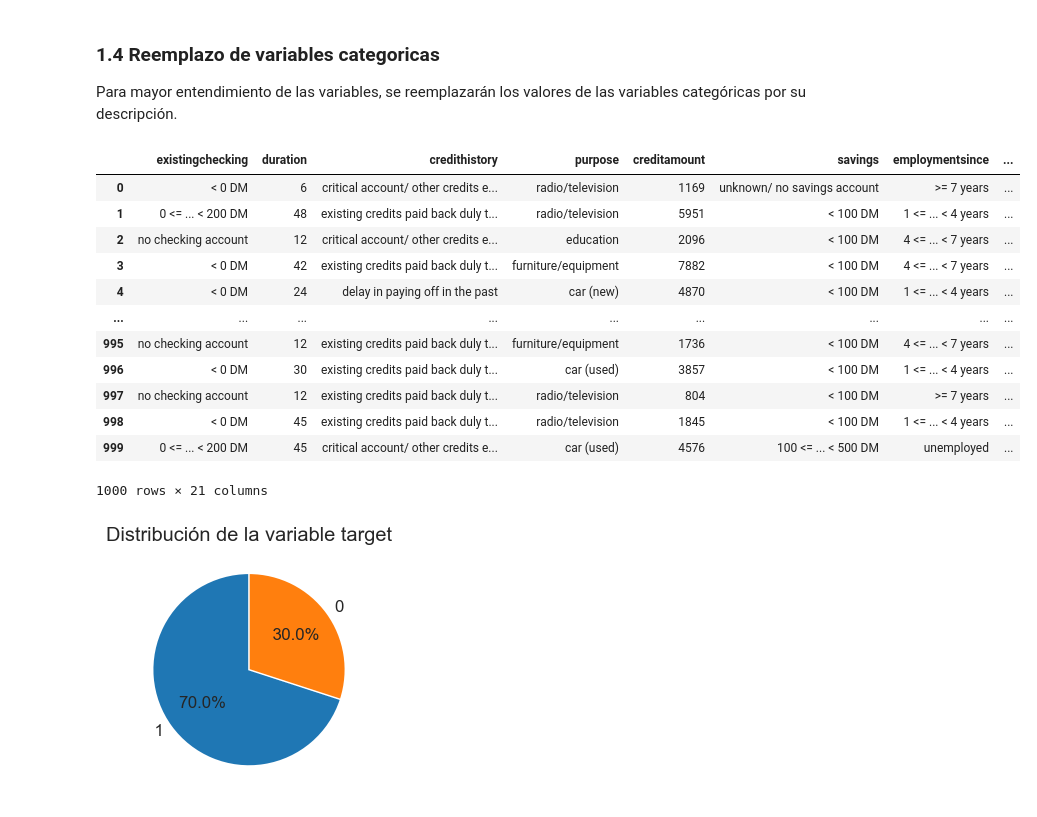
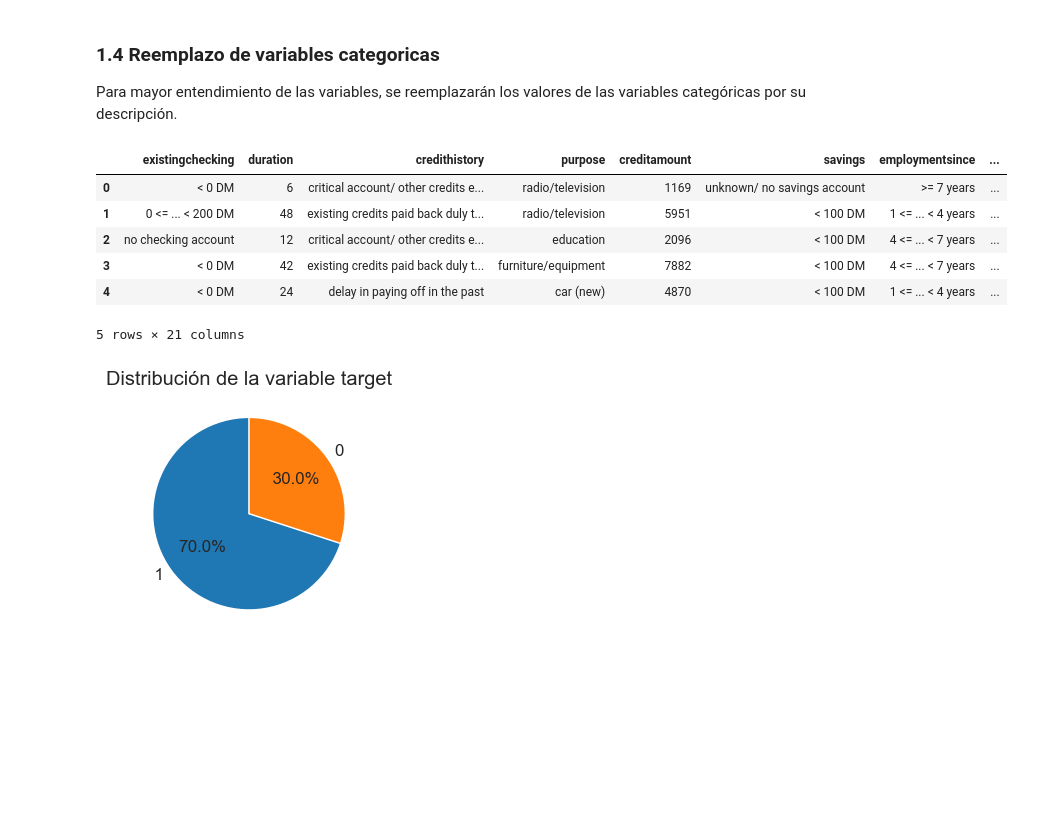
Before and after one commit to adelgado24/IA, a Jupyter notebook: primera_practica/TP_Aprendizaje_Supervisado.ipynb, the cells around one changed output. Saved outputs shown, nothing was run; the diff lists cells and outputs as text; code cells hidden in the pictures; blank space fills up the shorter version.

```diff
--- a/primera_practica/TP_Aprendizaje_Supervisado.ipynb
+++ b/primera_practica/TP_Aprendizaje_Supervisado.ipynb
@@ -370,21 +375,15 @@ for i, col in zip(attributes, df_reemplazado.columns):
     else:
         pass
 # %%
-df_reemplazado
+df_reemplazado.head()
 # %% [output]
 |  | existingchecking | duration | credithistory | purpose | creditamount | savings | employmentsince | ... |
 | 0 | < 0 DM | 6 | critical account/ other credits e... | radio/television | 1169 | unknown/ no savings account | >= 7 years | ... |
 | 1 | 0 <= ... < 200 DM | 48 | existing credits paid back duly t... | radio/television | 5951 | < 100 DM | 1 <= ... < 4 years | ... |
 | 2 | no checking account | 12 | critical account/ other credits e... | education | 2096 | < 100 DM | 4 <= ... < 7 years | ... |
 | 3 | < 0 DM | 42 | existing credits paid back duly t... | furniture/equipment | 7882 | < 100 DM | 4 <= ... < 7 years | ... |
 | 4 | < 0 DM | 24 | delay in paying off in the past | car (new) | 4870 | < 100 DM | 1 <= ... < 4 years | ... |
-| ... | ... | ... | ... | ... | ... | ... | ... | ... |
-| 995 | no checking account | 12 | existing credits paid back duly t... | furniture/equipment | 1736 | < 100 DM | 4 <= ... < 7 years | ... |
-| 996 | < 0 DM | 30 | existing credits paid back duly t... | car (used) | 3857 | < 100 DM | 1 <= ... < 4 years | ... |
-| 997 | no checking account | 12 | existing credits paid back duly t... | radio/television | 804 | < 100 DM | >= 7 years | ... |
-| 998 | < 0 DM | 45 | existing credits paid back duly t... | radio/television | 1845 | < 100 DM | 1 <= ... < 4 years | ... |
-| 999 | 0 <= ... < 200 DM | 45 | critical account/ other credits e... | car (used) | 4576 | 100 <= ... < 500 DM | unemployed | ... |
-1000 rows × 21 columns
+5 rows × 21 columns
 # %%
 plt.figure(figsize=(3, 3))
 plt.pie(df['target'].value_counts(), labels=['1', '0'], autopct='%1.1f%%', startangle=90)
```
Also changed, not shown: parts of 35 cells of this notebook.
